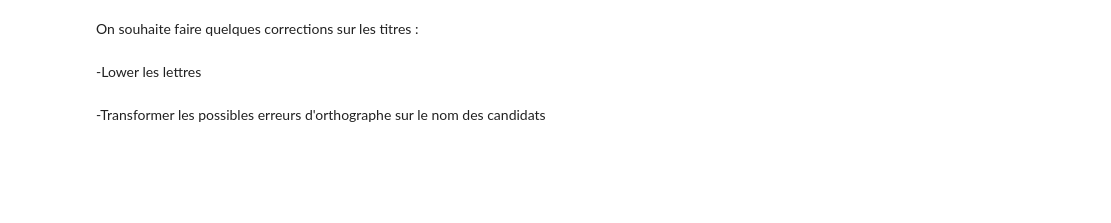
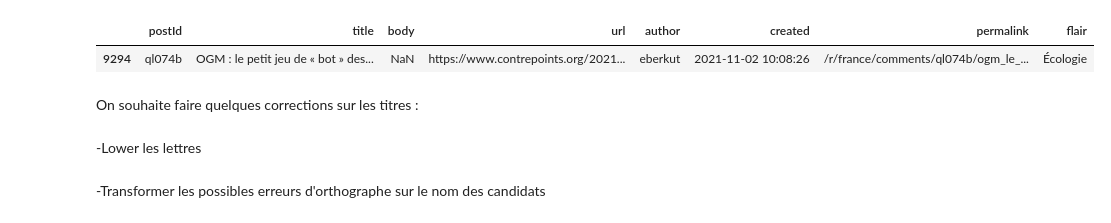
Before and after one commit to mattcln/reddit_france_analysis, a Jupyter notebook: scrapping/filtre_candidat.ipynb, the cells around one changed output. Saved outputs shown, nothing was run; the diff lists cells and outputs as text; code cells hidden in the pictures; blank space fills up the shorter version.

```diff
--- a/scrapping/filtre_candidat.ipynb
+++ b/scrapping/filtre_candidat.ipynb
@@ -49,6 +49,11 @@ Reading file =  csv_exports\france_20220331_20220426.csv
 | 42269 | ucboz4 | Mon dada : détourner la culture p... | NaN | https://v.redd.it/hrm5kn7l0vv81 | shalli | 2022-04-26 14:42:38 | /r/france/comments/ucboz4/mon_dad... | Cinéma Séries |
 | 42270 | ucbp6h | Every Russian oligarch who has di... | NaN | https://www.newsweek.com/every-ru... | Tyrajausore | 2022-04-26 14:42:57 | /r/france/comments/ucbp6h/every_r... | Politique |
 42271 rows × 8 columns
+# %%
+all_titres.loc[all_titres['postId'] == 'ql074b']
+# %% [output]
+|  | postId | title | body | url | author | created | permalink | flair |
+| 9294 | ql074b | OGM : le petit jeu de « bot » des... | NaN | https://www.contrepoints.org/2021... | eberkut | 2021-11-02 10:08:26 | /r/france/comments/ql074b/ogm_le_... | Écologie |
 # %%
 # Liste des candidats ayant obtenus les 500 signatures
 candidats = ['Lepen', 'Hidalgo', 'Pecresse', 'Dupont-Aignan', 'Melenchon', 'Poutou', 'Zemmour', 'Lassalle', 'Jadot', 'Roussel', 'Arthaud', 'Macron']
```
Also changed, not shown: parts of 1 cell of this notebook, 1 other file.
